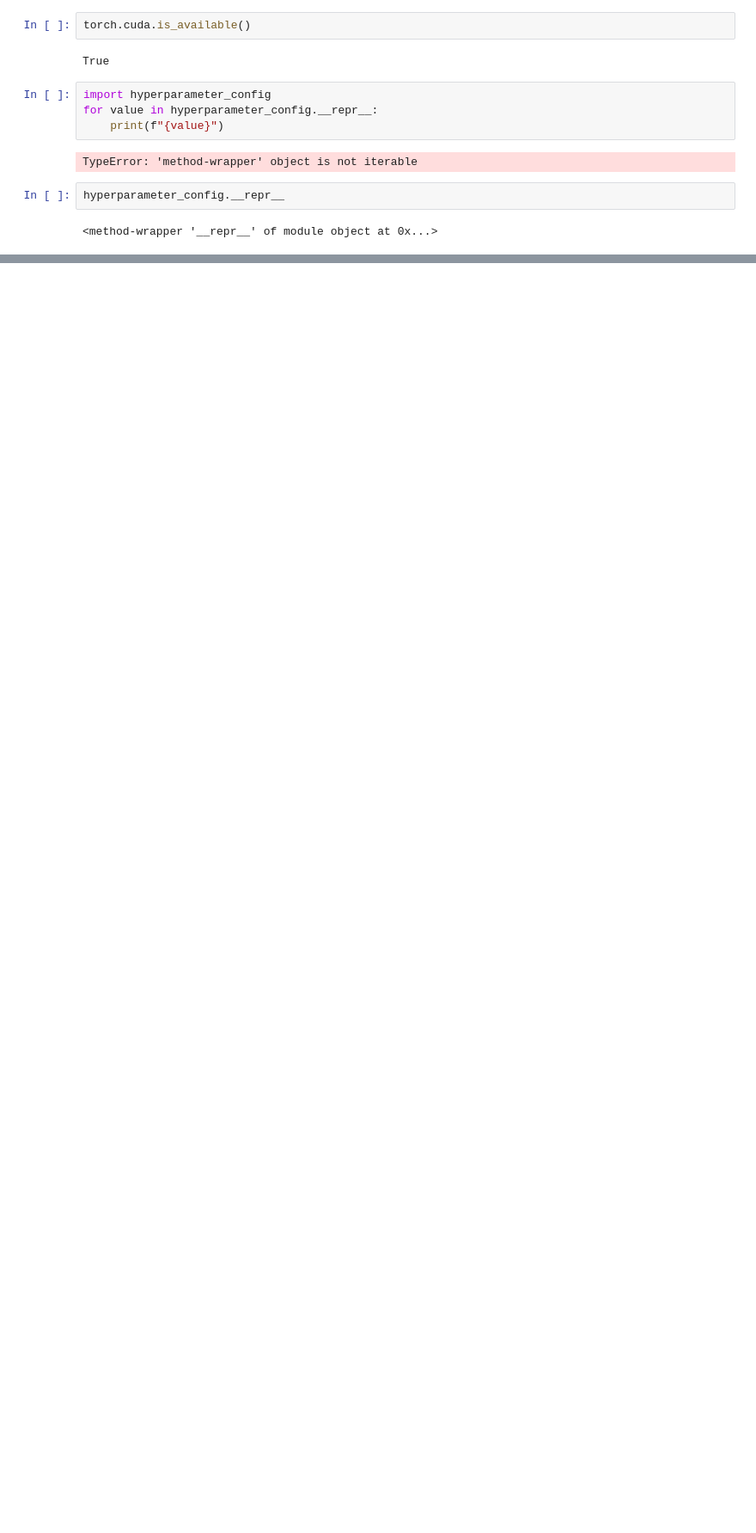
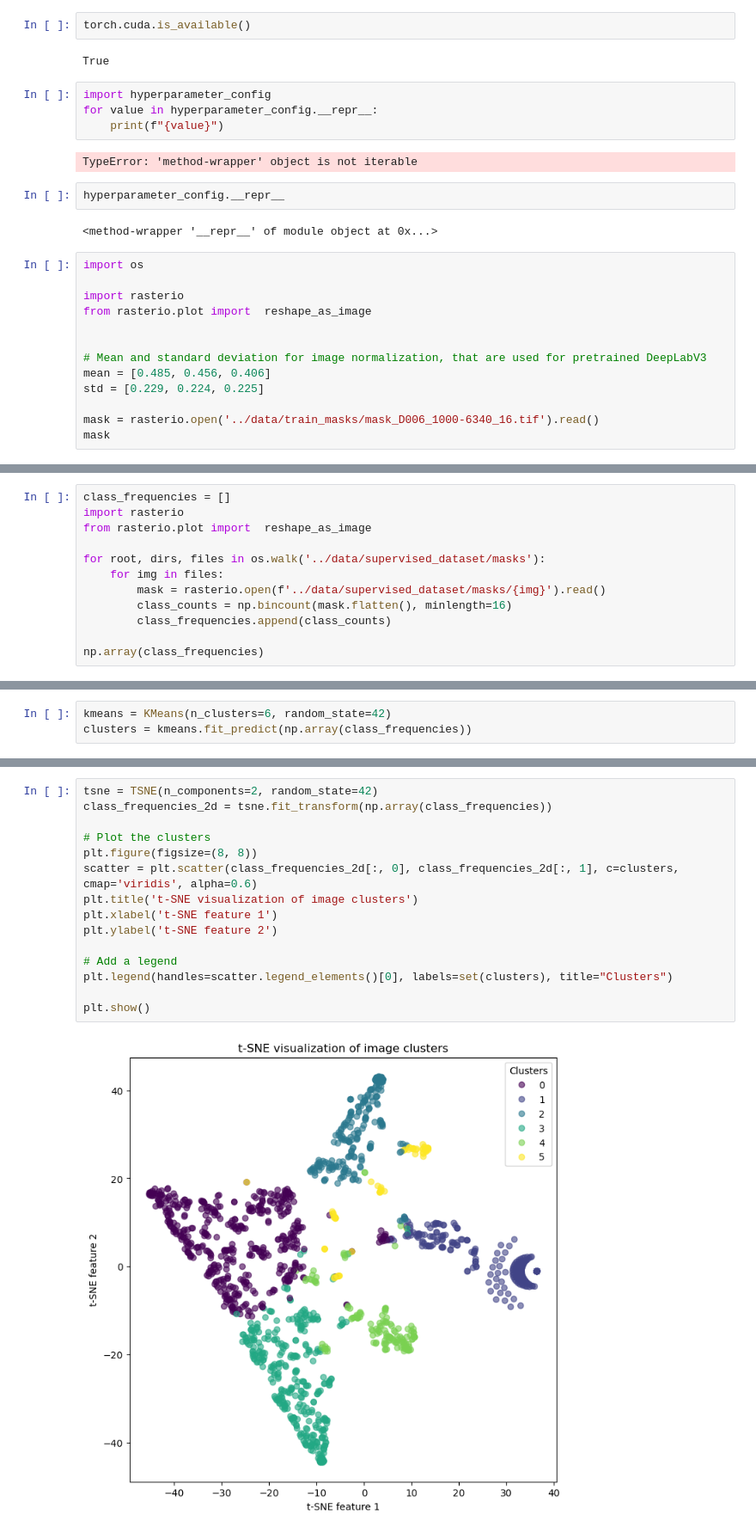
Before and after one commit to Efoks/sem_sat_img_segmentation, a Jupyter notebook: notebooks/playground.ipynb, the cells around one changed output, grey strips where cells are left out. Shown at 86% size. Saved outputs shown, nothing was run; the diff lists cells and outputs as text; blank space fills up the shorter version.

```diff
--- a/notebooks/playground.ipynb
+++ b/notebooks/playground.ipynb
@@ -92,3 +92,16 @@ TypeError: 'method-wrapper' object is not iterable
 hyperparameter_config.__repr__
 # %% [output]
 <method-wrapper '__repr__' of module object at 0x...>
+# %%
+import os
+
+import rasterio
+from rasterio.plot import  reshape_as_image
+
+
+# Mean and standard deviation for image normalization, that are used for pretrained DeepLabV3
+mean = [0.485, 0.456, 0.406]
+std = [0.229, 0.224, 0.225]
+
+mask = rasterio.open('../data/train_masks/mask_D006_1000-6340_16.tif').read()
+mask
@@ -94,0 +143,12 @@ hyperparameter_config.__repr__
+# %%
+class_frequencies = []
+import rasterio
+from rasterio.plot import  reshape_as_image
+
+for root, dirs, files in os.walk('../data/supervised_dataset/masks'):
+    for img in files:
+        mask = rasterio.open(f'../data/supervised_dataset/masks/{img}').read()
+        class_counts = np.bincount(mask.flatten(), minlength=16)
+        class_frequencies.append(class_counts)
+
+np.array(class_frequencies)
@@ -94,0 +167,3 @@ hyperparameter_config.__repr__
+# %%
+kmeans = KMeans(n_clusters=6, random_state=42)
+clusters = kmeans.fit_predict(np.array(class_frequencies))
@@ -94,0 +230,17 @@ hyperparameter_config.__repr__
+# %%
+tsne = TSNE(n_components=2, random_state=42)
+class_frequencies_2d = tsne.fit_transform(np.array(class_frequencies))
+
+# Plot the clusters
+plt.figure(figsize=(8, 8))
+scatter = plt.scatter(class_frequencies_2d[:, 0], class_frequencies_2d[:, 1], c=clusters, cmap='viridis', alpha=0.6)
+plt.title('t-SNE visualization of image clusters')
+plt.xlabel('t-SNE feature 1')
+plt.ylabel('t-SNE feature 2')
+
+# Add a legend
+plt.legend(handles=scatter.legend_elements()[0], labels=set(clusters), title="Clusters")
+
+plt.show()
+# %% [output]
+[figure, added]
```
Also changed, not shown: parts of 31 cells of this notebook, 5 other files.
